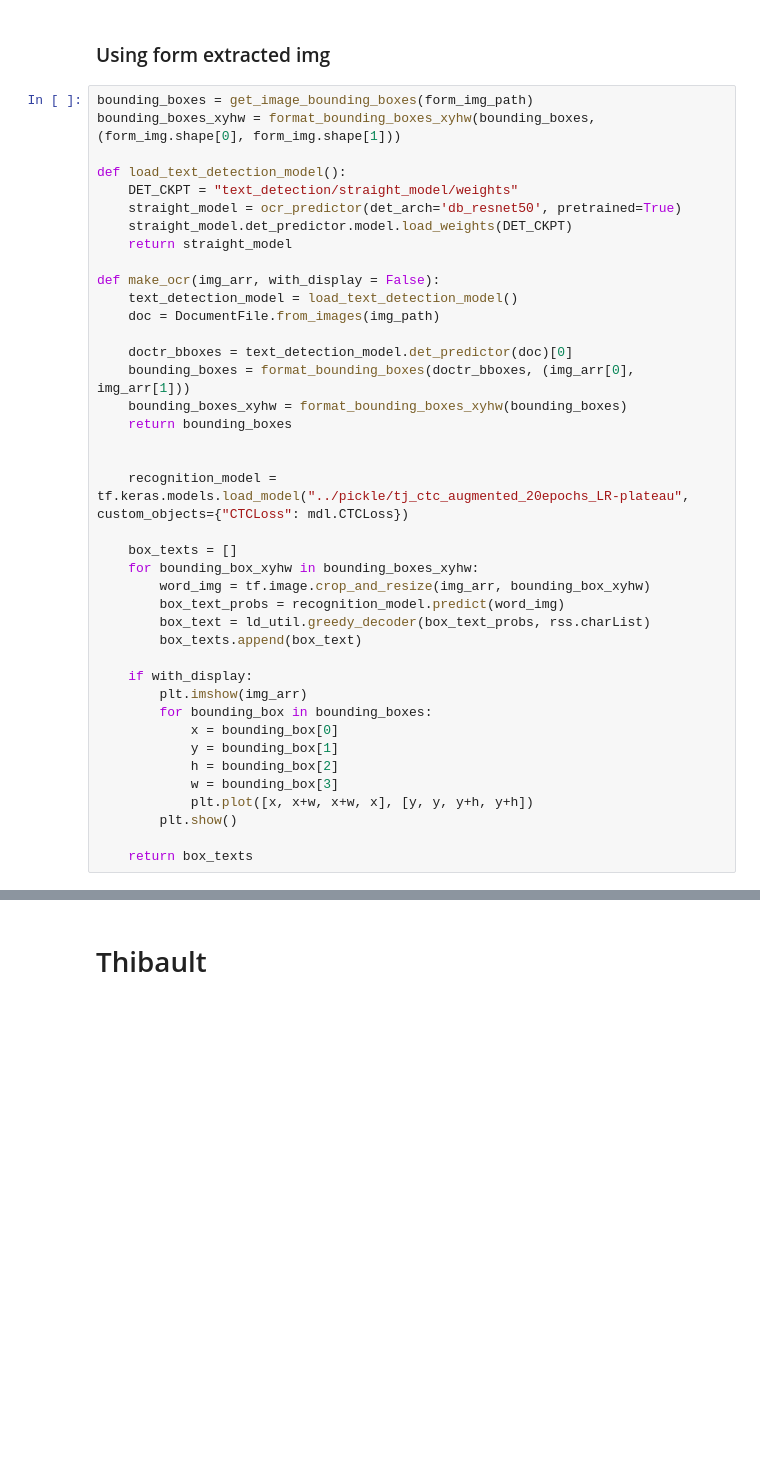
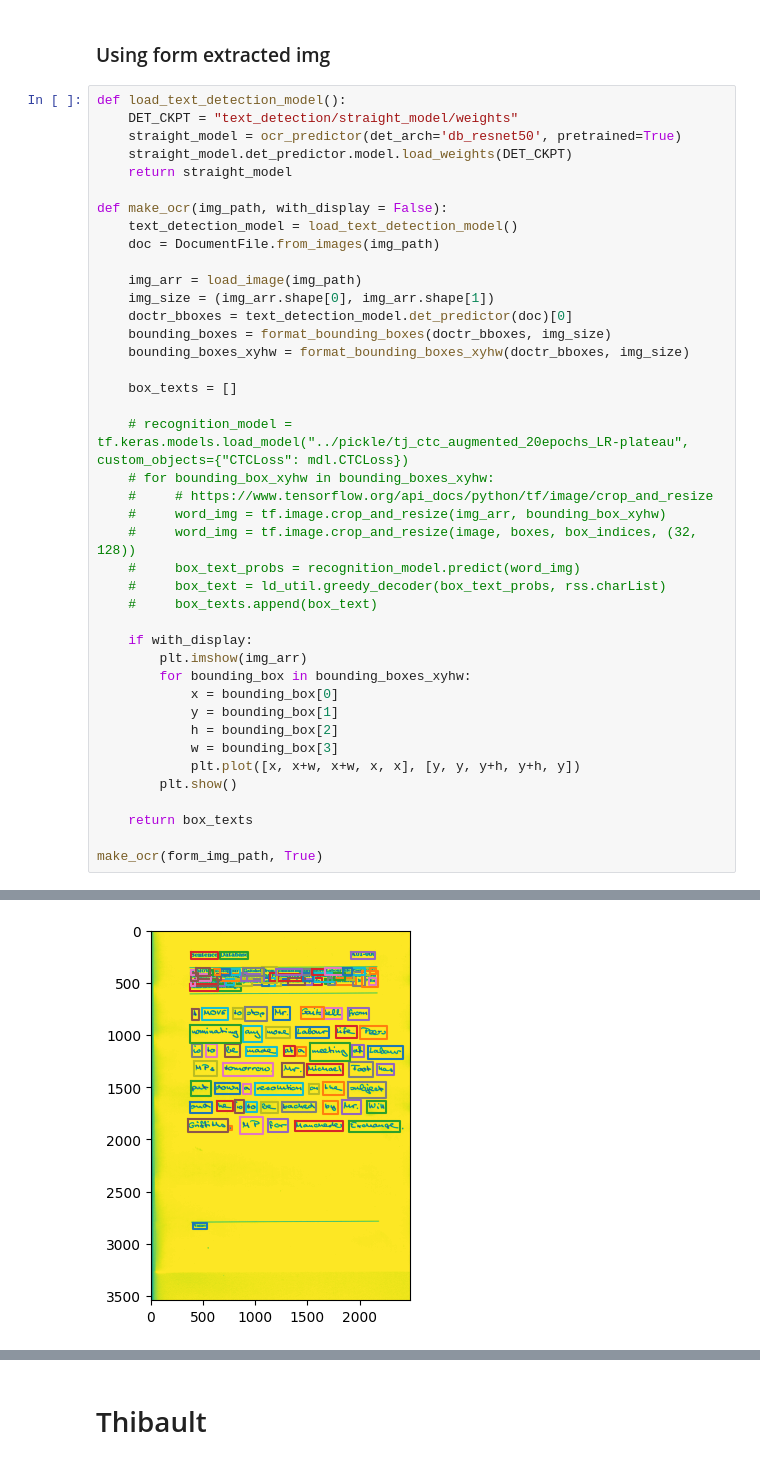
Before and after one commit to sfc-gh-zblackwood/OCRPyMan, a Jupyter notebook: notebooks/detection_recognition_model.ipynb, the cells around one changed output, grey strips where cells are left out. Cells and saved outputs as stored; diff of their text form; blank space fills up the shorter version.

```diff
--- a/notebooks/detection_recognition_model.ipynb
+++ b/notebooks/detection_recognition_model.ipynb
@@ -159,42 +159,44 @@ print(mots)
 # %% [markdown]
 ### Using form extracted img
 # %%
-bounding_boxes = get_image_bounding_boxes(form_img_path)
-bounding_boxes_xyhw = format_bounding_boxes_xyhw(bounding_boxes, (form_img.shape[0], form_img.shape[1]))
-
 def load_text_detection_model():
     DET_CKPT = "text_detection/straight_model/weights"
     straight_model = ocr_predictor(det_arch='db_resnet50', pretrained=True)
     straight_model.det_predictor.model.load_weights(DET_CKPT)
     return straight_model
 
-def make_ocr(img_arr, with_display = False):
+def make_ocr(img_path, with_display = False):
     text_detection_model = load_text_detection_model()
     doc = DocumentFile.from_images(img_path)
 
+    img_arr = load_image(img_path)
+    img_size = (img_arr.shape[0], img_arr.shape[1])
     doctr_bboxes = text_detection_model.det_predictor(doc)[0]
-    bounding_boxes = format_bounding_boxes(doctr_bboxes, (img_arr[0], img_arr[1]))
-    bounding_boxes_xyhw = format_bounding_boxes_xyhw(bounding_boxes)
-    return bounding_boxes
-
-
-    recognition_model = tf.keras.models.load_model("../pickle/tj_ctc_augmented_20epochs_LR-plateau", custom_objects={"CTCLoss": mdl.CTCLoss})
+    bounding_boxes = format_bounding_boxes(doctr_bboxes, img_size)
+    bounding_boxes_xyhw = format_bounding_boxes_xyhw(doctr_bboxes, img_size)
 
     box_texts = []
-    for bounding_box_xyhw in bounding_boxes_xyhw:
-        word_img = tf.image.crop_and_resize(img_arr, bounding_box_xyhw)
-        box_text_probs = recognition_model.predict(word_img)
-        box_text = ld_util.greedy_decoder(box_text_probs, rss.charList)
-        box_texts.append(box_text)
+
+    # recognition_model = tf.keras.models.load_model("../pickle/tj_ctc_augmented_20epochs_LR-plateau", custom_objects={"CTCLoss": mdl.CTCLoss})
+    # for bounding_box_xyhw in bounding_boxes_xyhw:
+    #     # https://www.tensorflow.org/api_docs/python/tf/image/crop_and_resize
+    #     word_img = tf.image.crop_and_resize(img_arr, bounding_box_xyhw)
+    #     word_img = tf.image.crop_and_resize(image, boxes, box_indices, (32, 128))
+    #     box_text_probs = recognition_model.predict(word_img)
+    #     box_text = ld_util.greedy_decoder(box_text_probs, rss.charList)
+    #     box_texts.append(box_text)
 
     if with_display:
         plt.imshow(img_arr)
-        for bounding_box in bounding_boxes:
+        for bounding_box in bounding_boxes_xyhw:
             x = bounding_box[0]
             y = bounding_box[1]
             h = bounding_box[2]
             w = bounding_box[3]
-            plt.plot([x, x+w, x+w, x], [y, y, y+h, y+h])
+            plt.plot([x, x+w, x+w, x, x], [y, y, y+h, y+h, y])
         plt.show()
 
     return box_texts
+
+make_ocr(form_img_path, True)
+# %% [output]
@@ -200,0 +206 @@ def make_ocr(img_arr, with_display = False):
+[figure, added]
```
Also changed, not shown: parts of 1 cell of this notebook.
